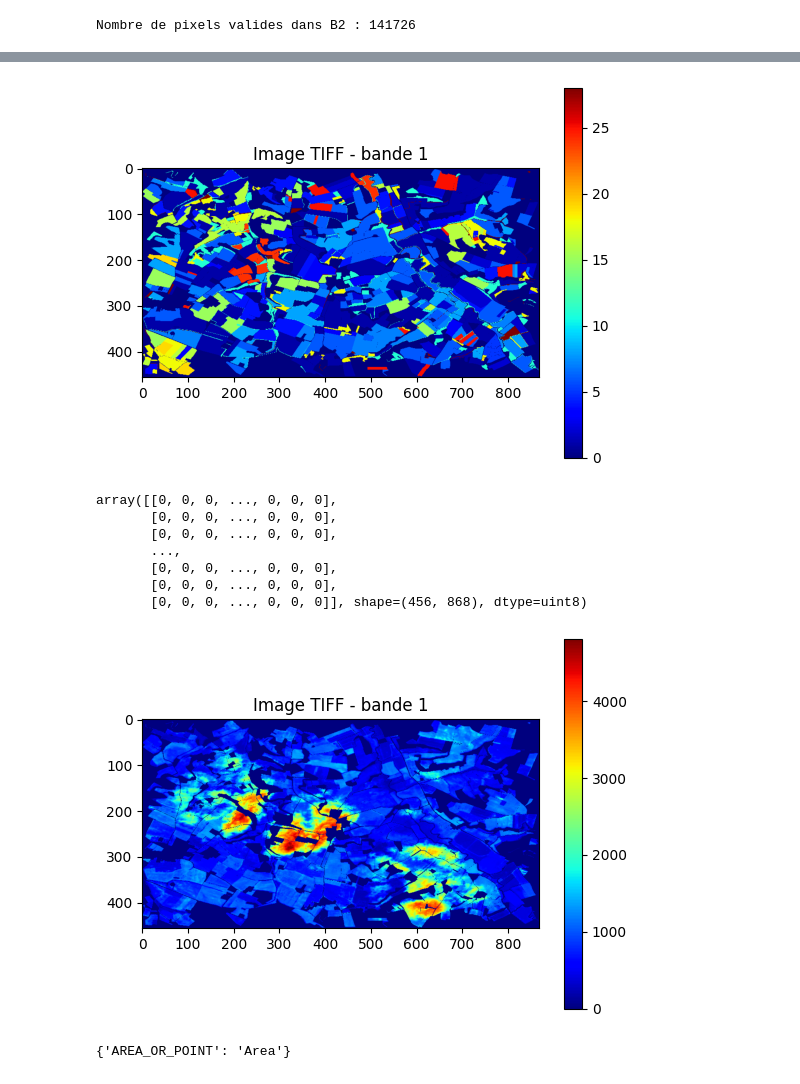
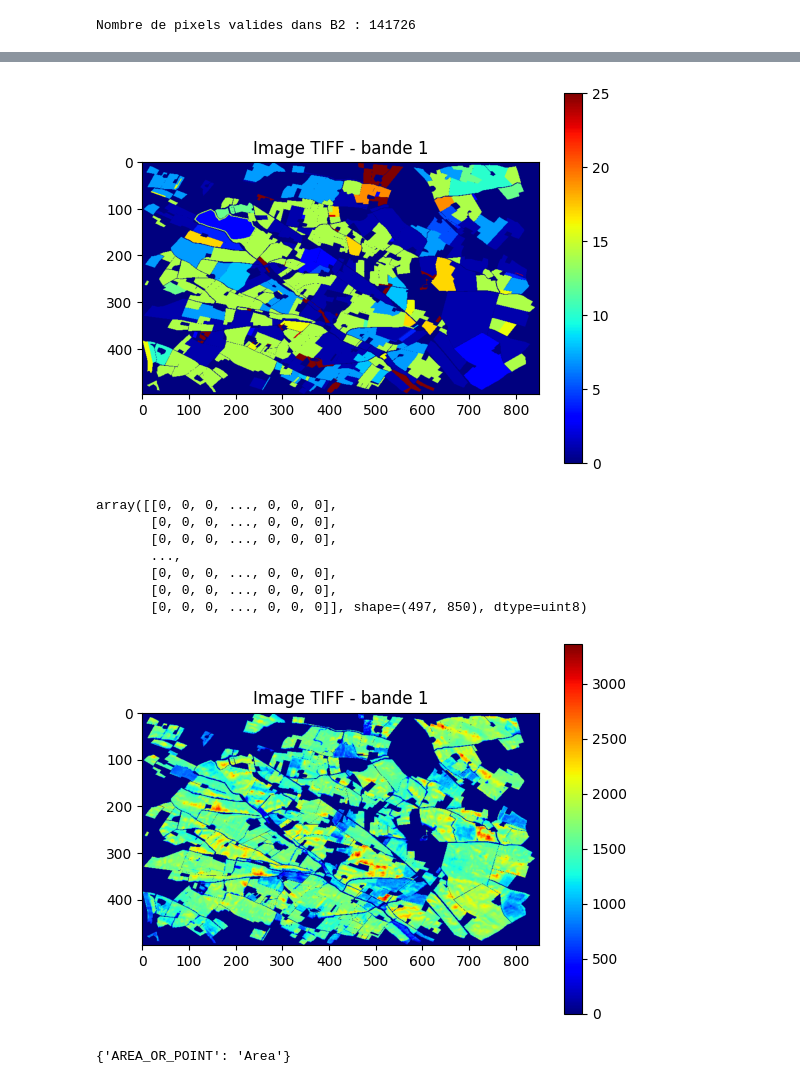
Before and after one commit to giovannisetaro/DSWProject_CropIdentification, a Jupyter notebook: Data_collection.ipynb, the cells around one changed output, grey strips where cells are left out. Cells and saved outputs as stored; diff of their text form; code cells hidden in the pictures.

```diff
--- a/Data_collection.ipynb
+++ b/Data_collection.ipynb
@@ -335,7 +285,7 @@ import rasterio
 import matplotlib.pyplot as plt
 
 # Ouvrir le fichier TIFF
-with rasterio.open('/Users/placiermoise/Library/CloudStorage/GoogleDrive-moise.placier@gmail.com/Mon Drive/GEE_export_5_median/sentinel2_0.tif') as src:
+with rasterio.open('/Users/placiermoise/Library/CloudStorage/GoogleDrive-moise.placier@gmail.com/Mon Drive/GEE_export_6_median/sentinel2_2.tif') as src:
     img = src.read(4)
 
 plt.imshow(img, cmap='viridis')  # ou 'viridis', 'jet', etc.
@@ -355,11 +305,11 @@ import geopandas as gpd
 gdf_to_rasterize = gdf_contained
 
 # Charger une image de référence pour récupérer la taille, la transformée et la projection
-with rasterio.open('/Users/placiermoise/Library/CloudStorage/GoogleDrive-moise.placier@gmail.com/Mon Drive/GEE_export_5_median/sentinel2_0.tif') as src:
+with rasterio.open('/Users/placiermoise/Library/CloudStorage/GoogleDrive-moise.placier@gmail.com/Mon Drive/GEE_export_6_median/sentinel2_2.tif') as src:
     meta = src.meta.copy()
 
 # Rasterize
-shapes = ((geom, value) for geom, value in zip(gdf_to_rasterize.geometry, gdf_to_rasterize['CODE_GROUP']))
+shapes = ((geom, value) for geom, value in zip(gdf_to_rasterize.geometry, gdf_to_rasterize['LABEL']))
 label_raster = rasterize(
     shapes,
     out_shape=(meta['height'], meta['width']),
@@ -381,7 +331,7 @@ plt.colorbar()
 plt.title('Image TIFF - bande 1')
 plt.show()
 # %% [output]
-[figure, old version]
+[figure, new version]
 # %%
 
 with rasterio.open('labels_raster.tif') as src:
@@ -395,7 +345,7 @@ array([[0, 0, 0, ..., 0, 0, 0],
        ...,
        [0, 0, 0, ..., 0, 0, 0],
        [0, 0, 0, ..., 0, 0, 0],
-       [0, 0, 0, ..., 0, 0, 0]], shape=(456, 868), dtype=uint8)
+       [0, 0, 0, ..., 0, 0, 0]], shape=(497, 850), dtype=uint8)
 # %%
 import os
 import argparse
@@ -432,13 +384,13 @@ def mask_no_label(tif_dir):
 # %%
-with rasterio.open('/Users/placiermoise/Library/CloudStorage/GoogleDrive-moise.placier@gmail.com/Mon Drive/GEE_export_5_median/sentinel2_5_masked.tif') as src:
-    img = src.read(1)
+with rasterio.open('data/Tif/sentinel2_9_masked.tif') as src:
+    img = src.read(3)
 
 plt.imshow(img, cmap='jet')  # ou 'viridis', 'jet', etc.
 plt.colorbar()
 plt.title('Image TIFF - bande 1')
 plt.show()
 # %% [output]
-[figure, old version]
+[figure, new version]
 # %%
 ##################### Making the patches !!!
 # %%
```
Also changed, not shown: parts of 12 cells of this notebook, 4 other files.
